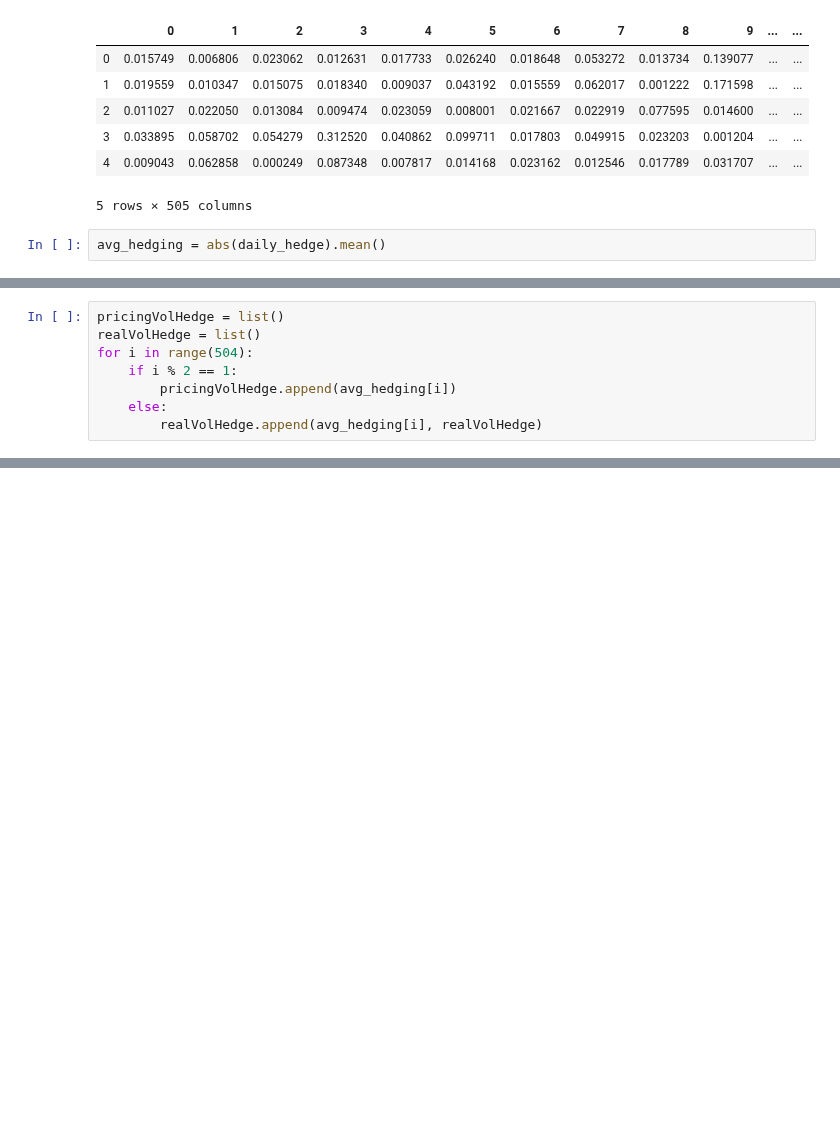
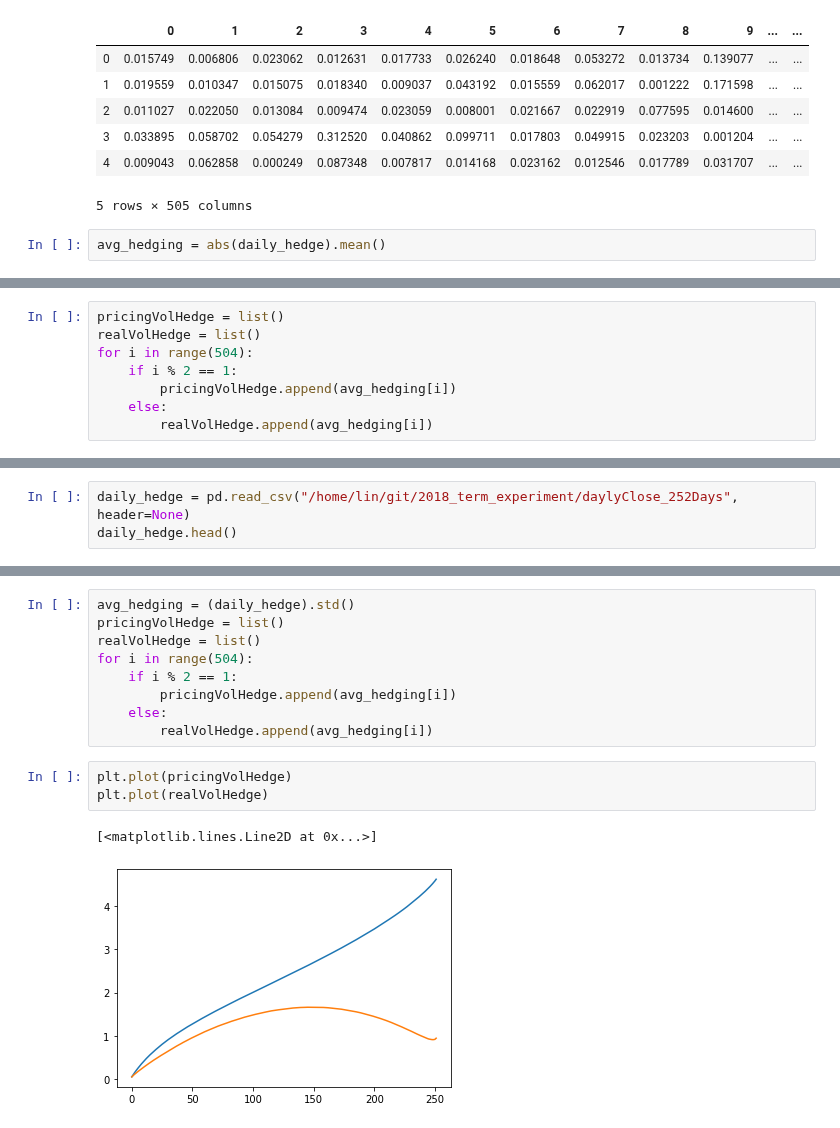
Before and after one commit to linsallyzhao/notebooks, a Jupyter notebook: Summer_project/result of the hedging test(30% vs 10% vol).ipynb, the cells around one changed output, grey strips where cells are left out. Cells and saved outputs as stored; diff of their text form; blank space fills up the shorter version.

Commit message:
Frequency and close daily

```diff
--- a/Summer_project/result of the hedging test(30% vs 10% vol).ipynb
+++ b/Summer_project/result of the hedging test(30% vs 10% vol).ipynb
@@ -130,6 +112,6 @@ for i in range(504):
     if i % 2 == 1:
         pricingVolHedge.append(avg_hedging[i])
     else:
-        realVolHedge.append(avg_hedging[i], realVolHedge)
+        realVolHedge.append(avg_hedging[i])
 # %%
 plt.plot(pricingVolHedge)
@@ -139,0 +161,3 @@ plt.plot(realVolHedge, realVolHedge)
+# %%
+daily_hedge = pd.read_csv("/home/lin/git/2018_term_experiment/daylyClose_252Days", header=None)
+daily_hedge.head()
@@ -139,0 +172,15 @@ plt.plot(realVolHedge, realVolHedge)
+# %%
+avg_hedging = (daily_hedge).std()
+pricingVolHedge = list()
+realVolHedge = list()
+for i in range(504):
+    if i % 2 == 1:
+        pricingVolHedge.append(avg_hedging[i])
+    else:
+        realVolHedge.append(avg_hedging[i])
+# %%
+plt.plot(pricingVolHedge)
+plt.plot(realVolHedge)
+# %% [output]
+[<matplotlib.lines.Line2D at 0x...>]
+[figure, added]
```
Also changed, not shown: parts of 8 cells of this notebook.
